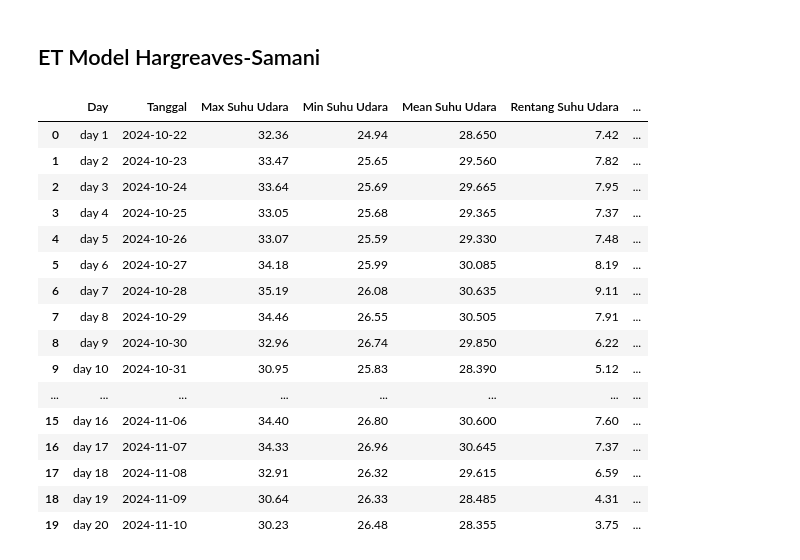
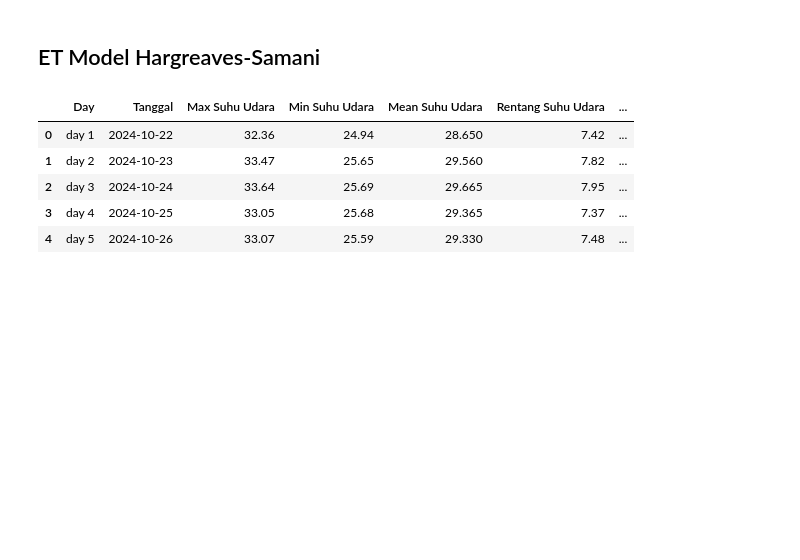
Before and after one commit to rafiachmadfr/Evapotranspiration-Analysis, a Jupyter notebook: analysis_program_3.ipynb, the cells around one changed output. Drawn from its saved outputs; the diff is of its cells as text; code cells hidden in the pictures; blank space fills up the shorter version.

```diff
--- a/analysis_program_3.ipynb
+++ b/analysis_program_3.ipynb
@@ -15,13 +15,13 @@ from modul.extraterrestrial_radiation import extraterrestrial_radiation
 ## Inisialisasi Variabel
 # %%
 # Latitude
-latitude = -8.188
+latitude = (-8.188)
 
 # Massa jenis air dalam kg/m^3
-rho_air = 1000
+rho_air = (1000)
 
 # BC Metode berdasarkan tabel persentase hari terang
-persentase_hari_terang = 0.28 # (okt: 0.28; nov: 0.29)
+persentase_hari_terang = (0.27)
 
 kode_groups = ("A", "B", "C", "D", "E", "F")
 
@@ -265,22 +249,11 @@ for sheet_name in data_sekunder.sheet_names:
 # Buat DataFrame dari hasil
 df_hasil_hs = pd.DataFrame(hasil_hs_model)
 # %%
-df_hasil_hs
+df_hasil_hs.head()
 # %% [output]
 |  | Day | Tanggal | Max Suhu Udara | Min Suhu Udara | Mean Suhu Udara | Rentang Suhu Udara | ... |
 | 0 | day 1 | 2024-10-22 | 32.36 | 24.94 | 28.650 | 7.42 | ... |
 | 1 | day 2 | 2024-10-23 | 33.47 | 25.65 | 29.560 | 7.82 | ... |
 | 2 | day 3 | 2024-10-24 | 33.64 | 25.69 | 29.665 | 7.95 | ... |
 | 3 | day 4 | 2024-10-25 | 33.05 | 25.68 | 29.365 | 7.37 | ... |
 | 4 | day 5 | 2024-10-26 | 33.07 | 25.59 | 29.330 | 7.48 | ... |
-| 5 | day 6 | 2024-10-27 | 34.18 | 25.99 | 30.085 | 8.19 | ... |
-| 6 | day 7 | 2024-10-28 | 35.19 | 26.08 | 30.635 | 9.11 | ... |
-| 7 | day 8 | 2024-10-29 | 34.46 | 26.55 | 30.505 | 7.91 | ... |
-| 8 | day 9 | 2024-10-30 | 32.96 | 26.74 | 29.850 | 6.22 | ... |
-| 9 | day 10 | 2024-10-31 | 30.95 | 25.83 | 28.390 | 5.12 | ... |
-| ... | ... | ... | ... | ... | ... | ... | ... |
-| 15 | day 16 | 2024-11-06 | 34.40 | 26.80 | 30.600 | 7.60 | ... |
-| 16 | day 17 | 2024-11-07 | 34.33 | 26.96 | 30.645 | 7.37 | ... |
-| 17 | day 18 | 2024-11-08 | 32.91 | 26.32 | 29.615 | 6.59 | ... |
-| 18 | day 19 | 2024-11-09 | 30.64 | 26.33 | 28.485 | 4.31 | ... |
-| 19 | day 20 | 2024-11-10 | 30.23 | 26.48 | 28.355 | 3.75 | ... |
```
Also changed, not shown: parts of 3 cells of this notebook.
